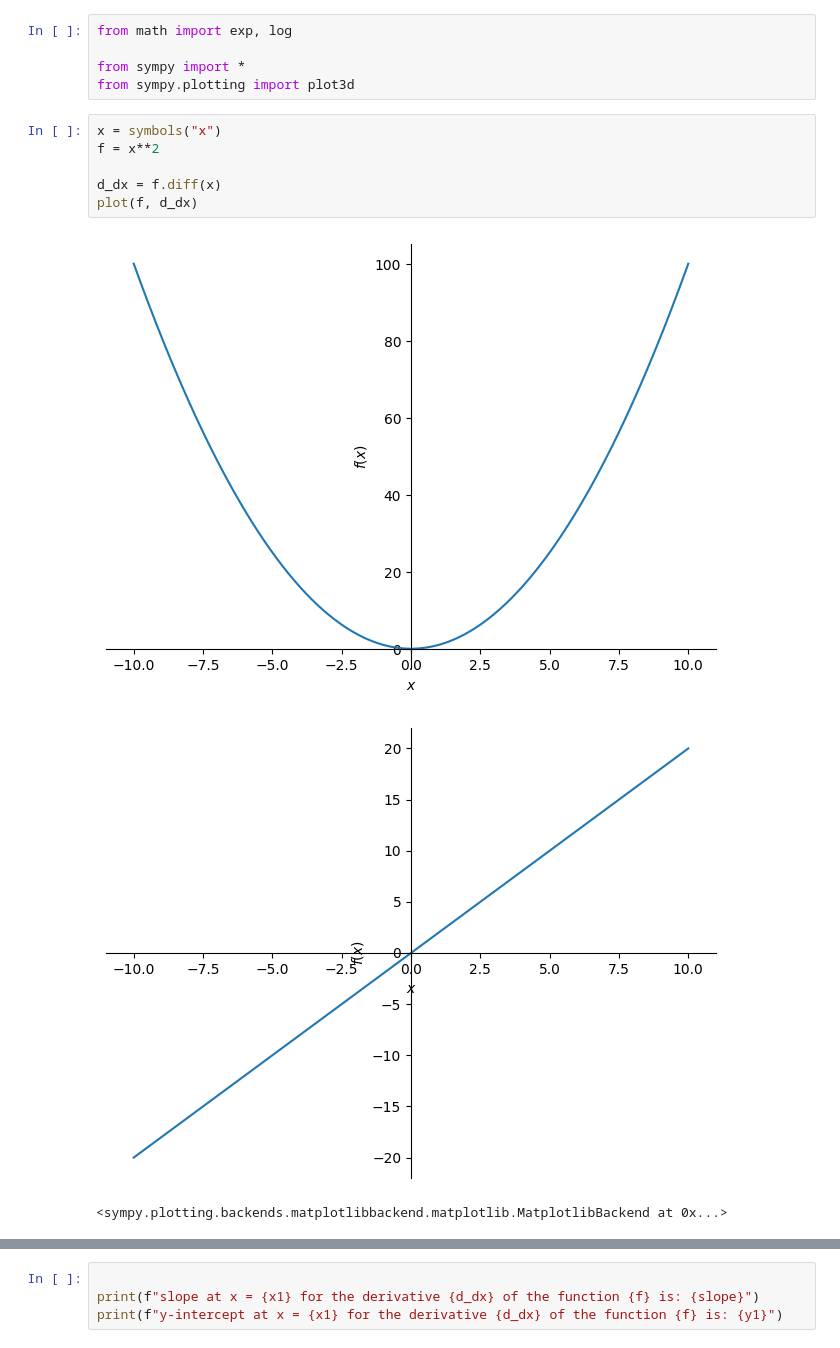
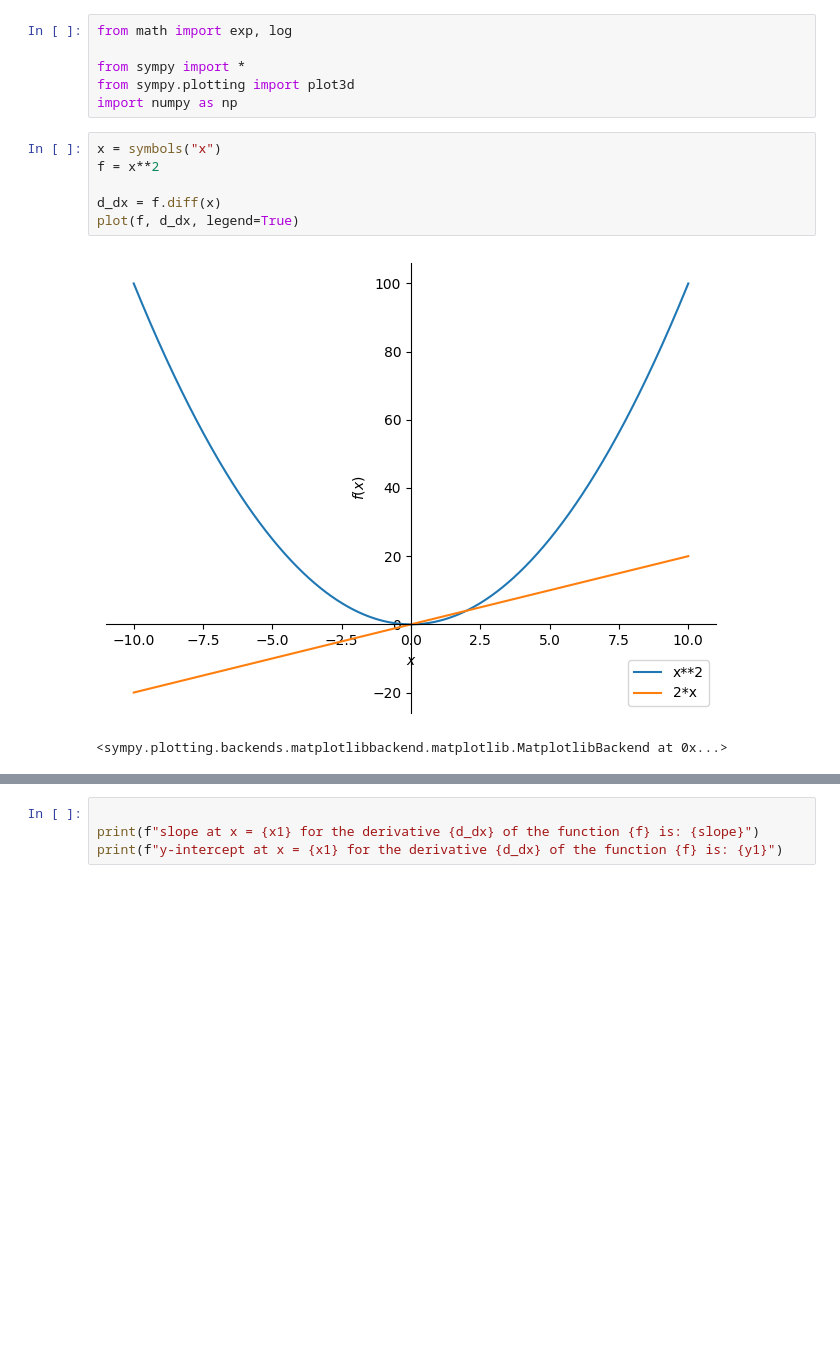
Before and after one commit to aguerrero232/ai-practice, a Jupyter notebook: essential-math/notes/notes-chapter-1.ipynb, the cells around one changed output, grey strips where cells are left out. Saved outputs shown, nothing was run; the diff lists cells and outputs as text; blank space fills up the shorter version.

```diff
--- a/essential-math/notes/notes-chapter-1.ipynb
+++ b/essential-math/notes/notes-chapter-1.ipynb
@@ -3,14 +3,14 @@ from math import exp, log
 
 from sympy import *
 from sympy.plotting import plot3d
+import numpy as np
 # %%
 x = symbols("x")
 f = x**2
 
 d_dx = f.diff(x)
-plot(f, d_dx)
+plot(f, d_dx, legend=True)
 # %% [output]
-[figure, old version]
+[figure, new version]
-[figure, removed]
 <sympy.plotting.backends.matplotlibbackend.matplotlib.MatplotlibBackend at 0x...>
 # %%
```
Also changed, not shown: parts of 1 cell of this notebook.
